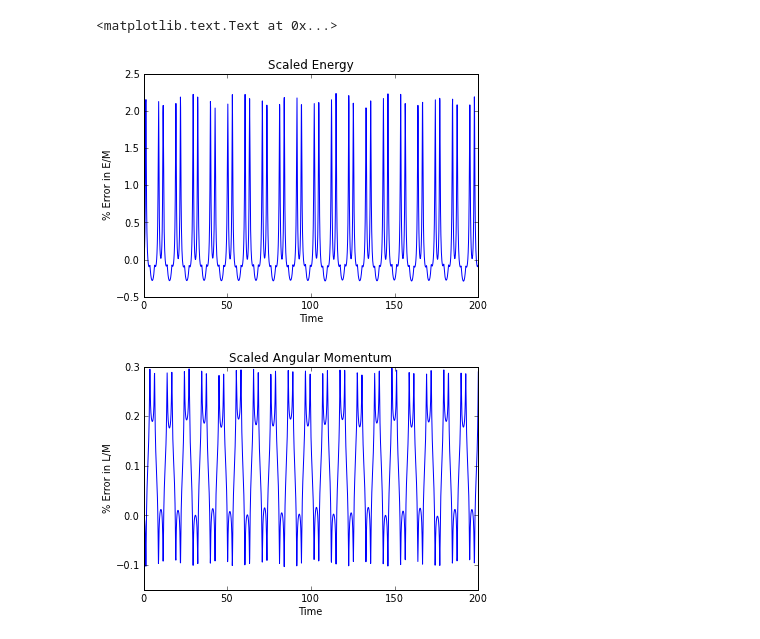
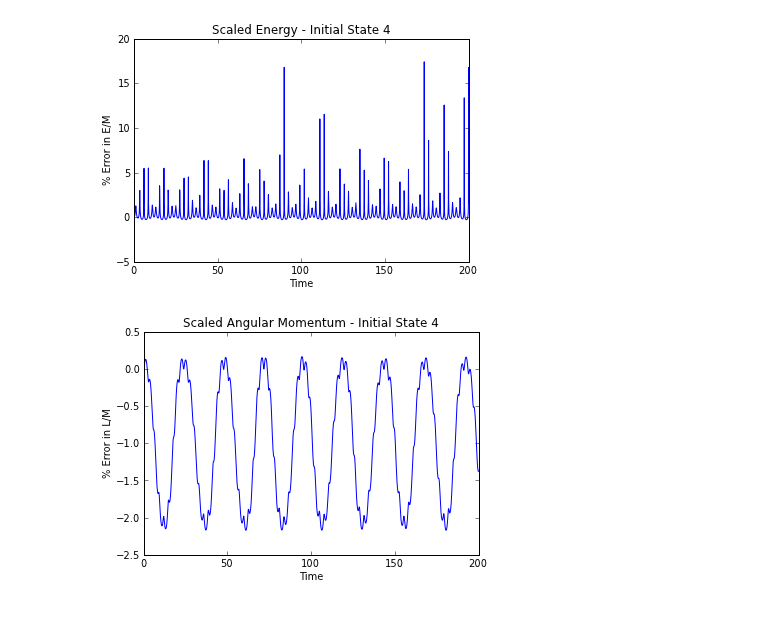
Before and after one commit to johnymontana/CSCI_577, a Jupyter notebook: Helium.ipynb, the cells around one changed output. Drawn from its saved outputs; the diff is of its cells as text; code cells hidden in the pictures.

```diff
--- a/Helium.ipynb
+++ b/Helium.ipynb
@@ -66,14 +66,46 @@ def acceleration(r1, r2):
     return Vector_2D(m1_accel_x, m1_accel_y), Vector_2D(m2_accel_x, m2_accel_y)
 # %%
 #define initial state
-x1=1.4
+# initial state 1
+#x1=2.
+#y1=0.
+#x2=-1.
+#y2=0.
+#vx1=0.95
+#vy1=0.
+#vx2=0.
+#vy2=-1.
+
+# initial state 2
+#x1=1.4
+#y1=0.
+#x2=-1.
+#y2=0.
+#vx1=0.
+#vy1=0.86
+#vx2=0.
+#vy2=-1.
+
+# initial state 3
+#x1=3.
+#y1=0.
+#x2=1.
+#y2=0.
+#vx1=0.
+#vy1=0.4
+#vx2=0.
+#vy2=-1.
+
+# initial state 4
+x1=2.5
 y1=0.
-x2=-1.
+x2=1.
 y2=0.
 vx1=0.
-vy1=0.86
+vy1=0.4
 vx2=0.
 vy2=-1.
+
 initial=array([x1, y1, vx1, vy1, x2, y2, vx2, vy2])
 time = linspace(0.0, 200, 2000)
 state_list=array([x1, y1, vx1, vy1, x2, y2, vx2, vy2])
@@ -119,20 +155,21 @@ def a_momentum_calc(state_array):
 # %%
 energy = array(energy_calc(y))
 energy = (energy - energy[0])/energy[0]
 figure(2)
 plot (time, energy)
 xlabel('Time')
 ylabel('% Error in E/M')
-title('Scaled Energy')
+title('Scaled Energy - Initial State 4')
+savefig('helium_pics/energy_4.png')
 
 momentum = array(a_momentum_calc(y))
 momentum = (momentum - momentum[0])/momentum[0]
 figure(3)
 plot(time, momentum)
 xlabel('Time')
 ylabel('% Error in L/M')
-title('Scaled Angular Momentum')
+title('Scaled Angular Momentum - Initial State 4')
+savefig('helium_pics/momentum_4.png')
 # %% [output]
-<matplotlib.text.Text at 0x...>
-[figure, old version]
+[figure, new version]
-[figure, old version]
+[figure, new version]
```
Also changed, not shown: parts of 2 cells of this notebook.
